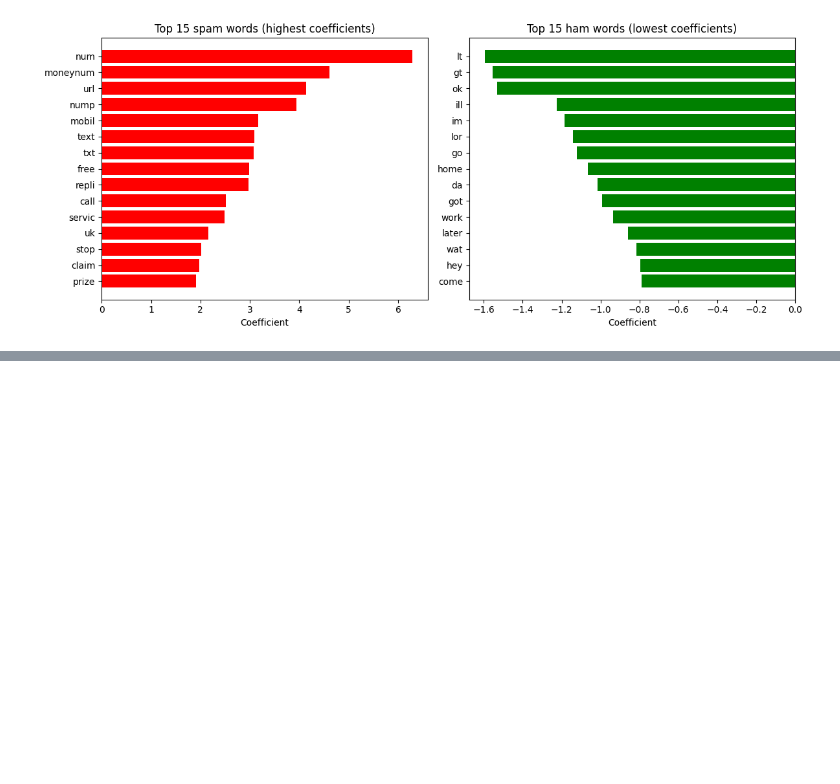
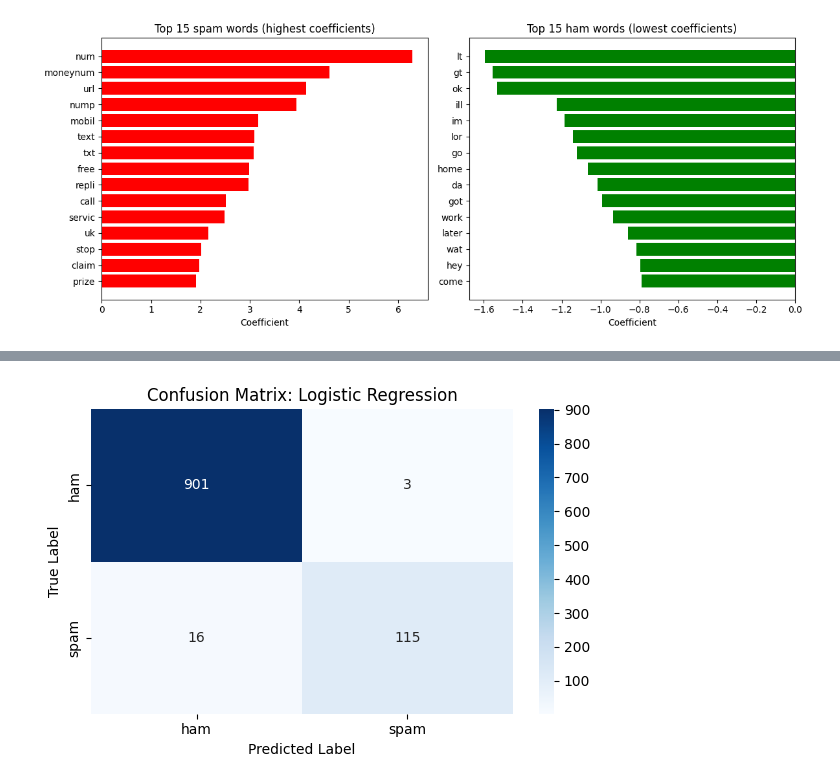
Before and after one commit to zahrss0r/DS483-SMS-Spam-Detection-Project, a Jupyter notebook: DS483_SMS_Spam.ipynb, the cells around one changed output, grey strips where cells are left out. Cells and saved outputs as stored; diff of their text form; code cells hidden in the pictures; blank space fills up the shorter version.

```diff
--- a/DS483_SMS_Spam.ipynb
+++ b/DS483_SMS_Spam.ipynb
@@ -1193,0 +1229,4 @@ plt.show()
+# %%
+plot_cm(y_test, lr_pred, "Logistic Regression")
+# %% [output]
+[figure, added]
```
Also changed, not shown: parts of 12 cells of this notebook.
